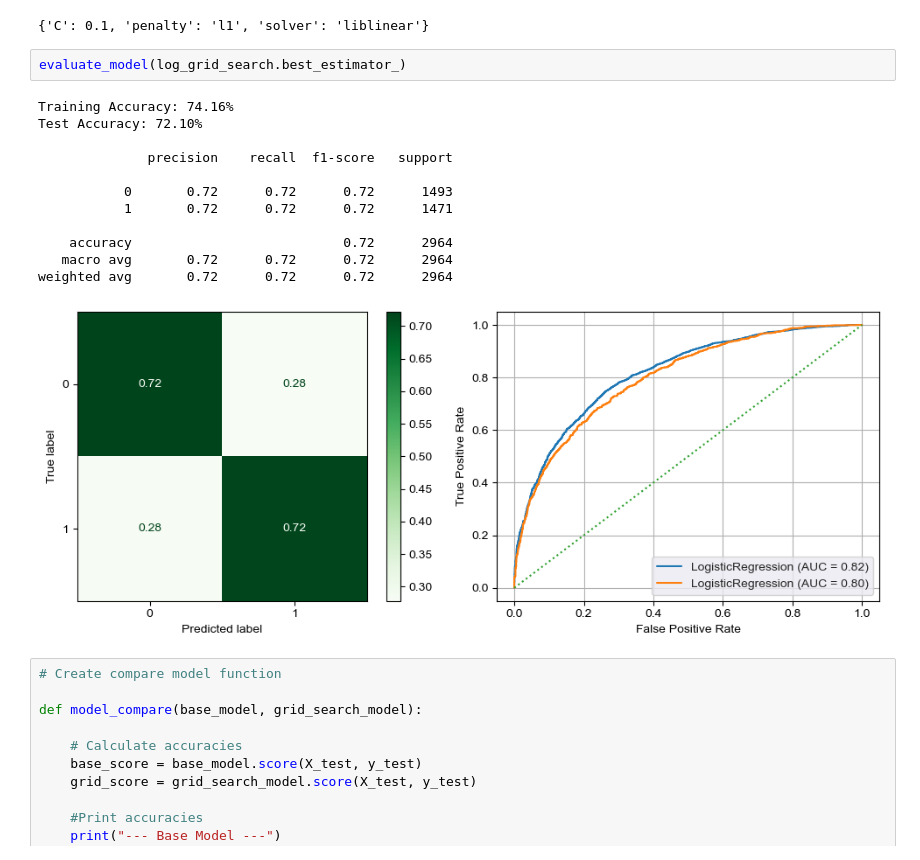
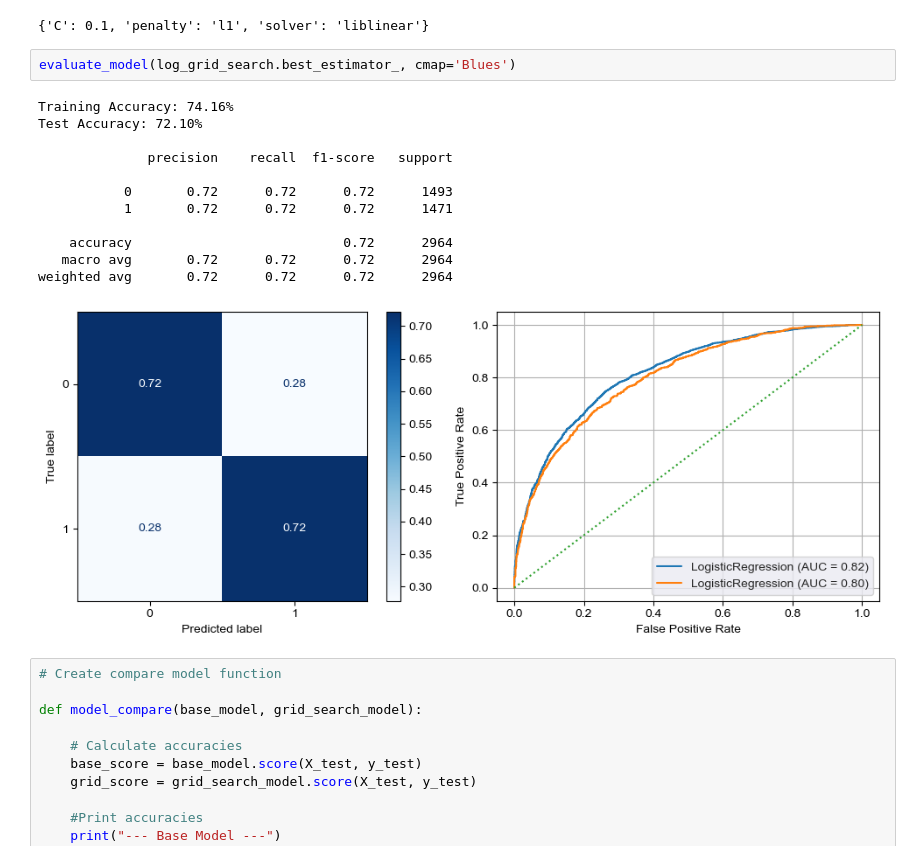
Before and after one commit to Drymander/League-of-Legends-Victory-Classification, a Jupyter notebook: Johnny Dryman - Phase 3 Project Notebook.ipynb, the cells around one changed output. Cells and saved outputs as stored; diff of their text form.

```diff
--- a/Johnny Dryman - Phase 3 Project Notebook.ipynb
+++ b/Johnny Dryman - Phase 3 Project Notebook.ipynb
@@ -689,20 +742,20 @@ log_grid_search.best_params_
 # %% [output]
 {'C': 0.1, 'penalty': 'l1', 'solver': 'liblinear'}
 # %%
-evaluate_model(log_grid_search.best_estimator_)
+evaluate_model(log_grid_search.best_estimator_, cmap='Blues')
 # %% [output]
 Training Accuracy: 74.16%
 Test Accuracy: 72.10%
 
               precision    recall  f1-score   support
 
            0       0.72      0.72      0.72      1493
            1       0.72      0.72      0.72      1471
 
     accuracy                           0.72      2964
    macro avg       0.72      0.72      0.72      2964
 weighted avg       0.72      0.72      0.72      2964
-[figure, old version]
+[figure, new version]
 # %%
 # Create compare model function
 
```
Also changed, not shown: parts of 27 cells of this notebook, 5 other files.
